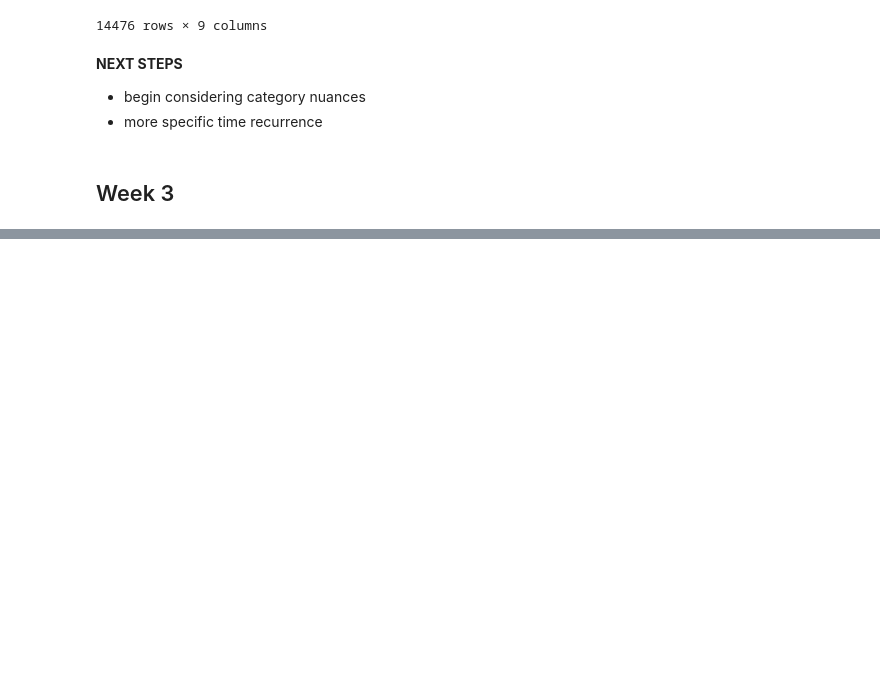
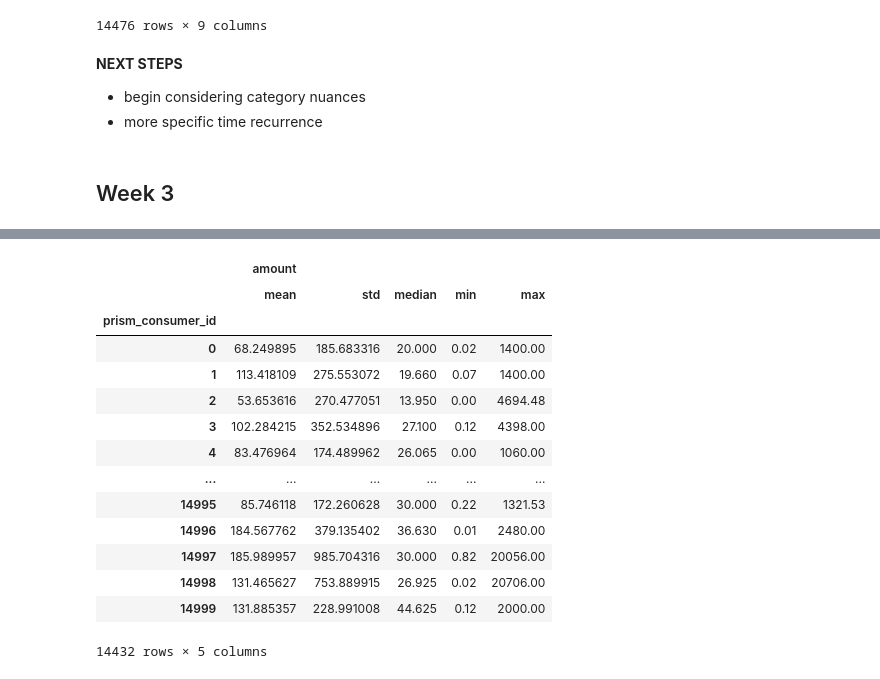
Before and after one commit to danielrmathew/prism-data-credit, a Jupyter notebook: src/notebooks/drm_notebook_q2.ipynb, the cells around one changed output, grey strips where cells are left out. Drawn from its saved outputs; the diff is of its cells as text; code cells hidden in the pictures; blank space fills up the shorter version.

Commit message:
added outflows features

```diff
--- a/src/notebooks/drm_notebook_q2.ipynb
+++ b/src/notebooks/drm_notebook_q2.ipynb
@@ -387,3 +387,8 @@ features_df_no_na = features_df[~features_df.DQ_TARGET.isna()]
 - more specific time recurrence
 # %% [markdown]
 ## Week 3
+# %%
+# replacing category ints with actual values
+cat_mappings = pd.read_csv(Path("../../q2data/q2-ucsd-cat-map.csv"))
+cat_mappings = dict(zip(cat_mappings['category_id'], cat_mappings['category']))
+trxn_df.category = trxn_df.category.replace(cat_mappings)
@@ -389,0 +409,22 @@ features_df_no_na = features_df[~features_df.DQ_TARGET.isna()]
+# %%
+debits_not_expenses = ['SELF_TRANSFER', 'ATM_CASH']
+outflows_agg_df = trxn_df[~trxn_df['category'].isin(debits_not_expenses)] \
+                        .groupby('prism_consumer_id').agg({'amount': ['mean', 'std', 'median', 'min', 'max']})
+# %%
+outflows_agg_df
+# %% [output]
+|  | amount |  |  |  |  |
+|  | mean | std | median | min | max |
+| prism_consumer_id |  |  |  |  |  |
+| 0 | 68.249895 | 185.683316 | 20.000 | 0.02 | 1400.00 |
+| 1 | 113.418109 | 275.553072 | 19.660 | 0.07 | 1400.00 |
+| 2 | 53.653616 | 270.477051 | 13.950 | 0.00 | 4694.48 |
+| 3 | 102.284215 | 352.534896 | 27.100 | 0.12 | 4398.00 |
+| 4 | 83.476964 | 174.489962 | 26.065 | 0.00 | 1060.00 |
+| ... | ... | ... | ... | ... | ... |
+| 14995 | 85.746118 | 172.260628 | 30.000 | 0.22 | 1321.53 |
+| 14996 | 184.567762 | 379.135402 | 36.630 | 0.01 | 2480.00 |
+| 14997 | 185.989957 | 985.704316 | 30.000 | 0.82 | 20056.00 |
+| 14998 | 131.465627 | 753.889915 | 26.925 | 0.02 | 20706.00 |
+| 14999 | 131.885357 | 228.991008 | 44.625 | 0.12 | 2000.00 |
+14432 rows × 5 columns
```
Also changed, not shown: parts of 1 cell of this notebook.
